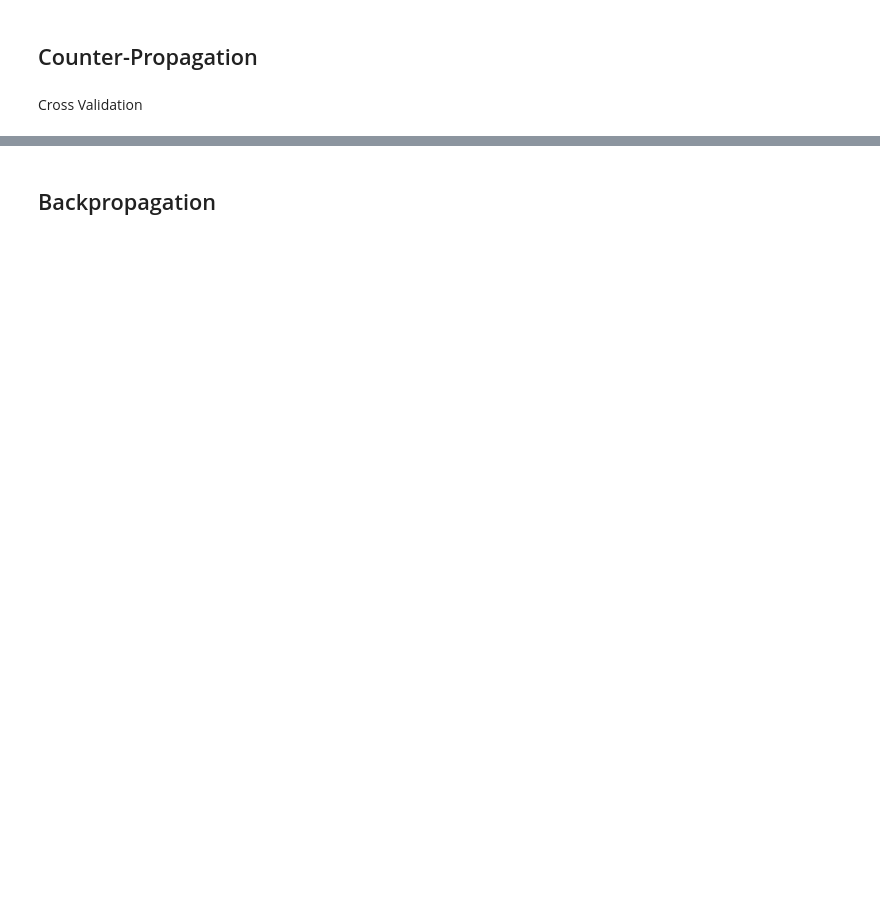
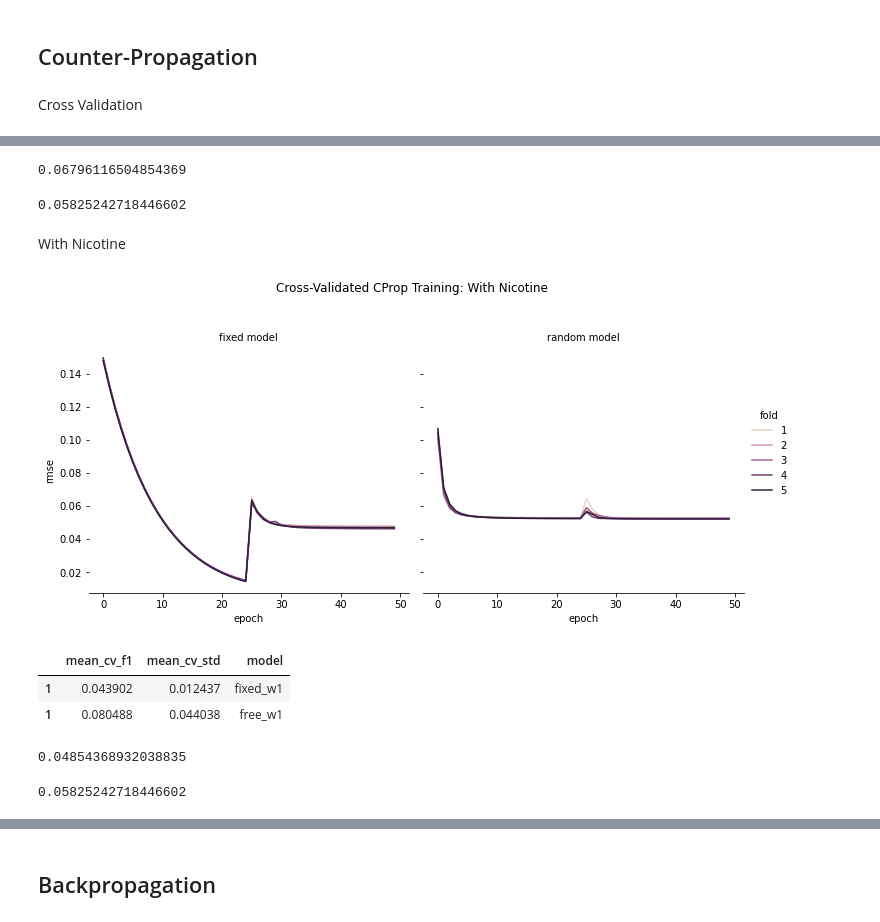
Before and after one commit to ajbarrows/tcors_ub, a Jupyter notebook: src/notebooks/tcors_analysis.ipynb, the cells around one changed output, grey strips where cells are left out. Drawn from its saved outputs; the diff is of its cells as text; code cells hidden in the pictures; blank space fills up the shorter version.

```diff
--- a/src/notebooks/tcors_analysis.ipynb
+++ b/src/notebooks/tcors_analysis.ipynb
@@ -273,0 +390,73 @@ X_train
+# %%
+preds_nonic_fixed = counterprp_fit_predict(
+    X_train_array,
+    X_test_array,
+    y_train_onehot,
+    y_test_onehot,
+    y_test_labels)
+
+preds_nonic_fixed.f1_pred2
+# %% [output]
+0.06796116504854369
+# %%
+preds_nonic_random = counterprp_fit_predict(
+    X_train_array,
+    X_test_array,
+    y_train_onehot,
+    y_test_onehot,
+    y_test_labels,
+    random_init=True)
+
+preds_nonic_random.f1_pred2
+# %% [output]
+0.05825242718446602
+# %% [markdown]
+With Nicotine
+# %%
+X_train_array = np.array(X_train)
+X_test_array = np.array(X_test)
+
+# fixed initialization
+cv_fixed_nic = cv_counterprop(X_train_array, y_train_onehot, y_train_labels, model='fixed_w1', random_init=False)
+
+# random initialization
+cv_random_nic = cv_counterprop(X_train_array, y_train_onehot, y_train_labels, model='free_w1', random_init=True)
+
+fixed = pd.DataFrame(cv_fixed_nic.rmse_vals)
+random = pd.DataFrame(cv_random_nic.rmse_vals)
+fixed['model'] = 'fixed'
+random['model'] = 'random'
+
+rmse_nic = pd.concat([fixed, random], axis=0)
+
+rmse_cv(rmse_nic, "Cross-Validated CProp Training: With Nicotine")
+plt.savefig("../../reports/figures/counterprop_cv_nic.png", dpi = 300)
+# %% [output]
+[figure, added]
+# %%
+pd.concat([cv_fixed_nic.metrics_df, cv_random_nic.metrics_df])
+# %% [output]
+|  | mean_cv_f1 | mean_cv_std | model |
+| 1 | 0.043902 | 0.012437 | fixed_w1 |
+| 1 | 0.080488 | 0.044038 | free_w1 |
+# %%
+preds_nic_fixed = counterprp_fit_predict(
+    X_train_array,
+    X_test_array,
+    y_train_onehot,
+    y_test_onehot,
+    y_test_labels)
+preds_nic_fixed.f1_pred2
+# %% [output]
+0.04854368932038835
+# %%
+preds_nic_random = counterprp_fit_predict(
+    X_train_array,
+    X_test_array,
+    y_train_onehot,
+    y_test_onehot,
+    y_test_labels,
+    random_init=True)
+preds_nic_random.f1_pred2
+# %% [output]
+0.05825242718446602
```
Also changed, not shown: parts of 32 cells of this notebook, 11 other files.
